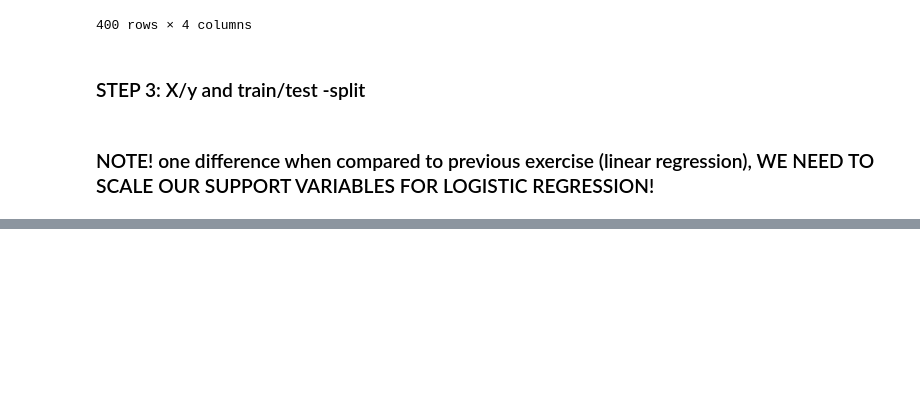
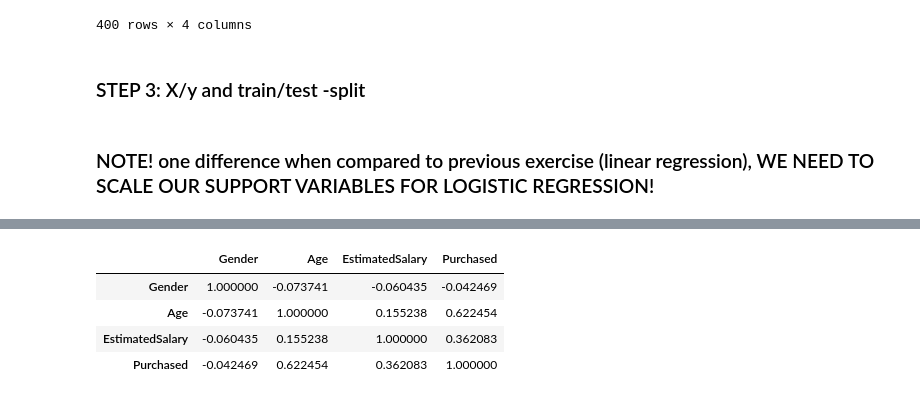
Before and after one commit to tuomasvaltanenLUAS/MLMethods2026Autumn, a Jupyter notebook: lecture4_logisticregression/logisticregression_example1.ipynb, the cells around one changed output, grey strips where cells are left out. Saved outputs shown, nothing was run; the diff lists cells and outputs as text; code cells hidden in the pictures; blank space fills up the shorter version.

```diff
--- a/lecture4_logisticregression/logisticregression_example1.ipynb
+++ b/lecture4_logisticregression/logisticregression_example1.ipynb
@@ -120,0 +228,10 @@ X_test = sc.transform(X_test)
+# %%
+# it seems the behavior of this model is closely related
+# to the correlation matrix
+df.corr()
+# %% [output]
+|  | Gender | Age | EstimatedSalary | Purchased |
+| Gender | 1.000000 | -0.073741 | -0.060435 | -0.042469 |
+| Age | -0.073741 | 1.000000 | 0.155238 | 0.622454 |
+| EstimatedSalary | -0.060435 | 0.155238 | 1.000000 | 0.362083 |
+| Purchased | -0.042469 | 0.622454 | 0.362083 | 1.000000 |
```
Also changed, not shown: parts of 11 cells of this notebook.
